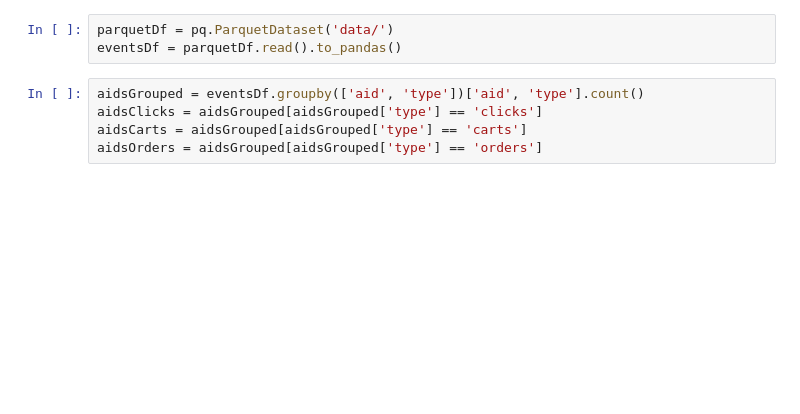
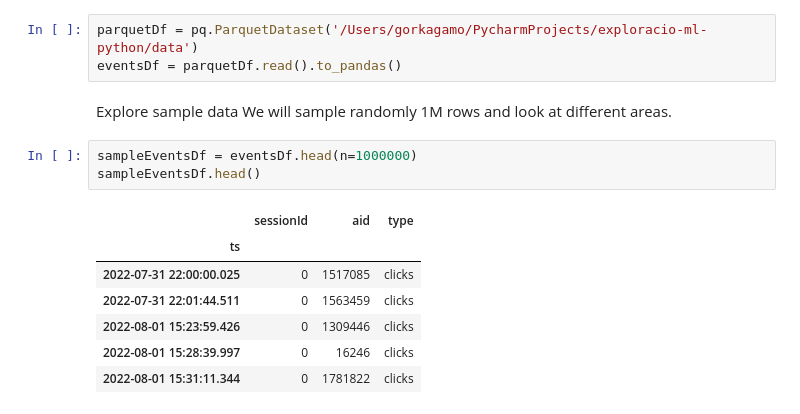
Before and after one commit to akrogv/exploracio-ml-python, a Jupyter notebook: Session_Based_Recommendation/Source/Notebooks/exploration.ipynb, the cells around one changed output. Cells and saved outputs as stored; diff of their text form; blank space fills up the shorter version.

```diff
--- a/Session_Based_Recommendation/Source/Notebooks/exploration.ipynb
+++ b/Session_Based_Recommendation/Source/Notebooks/exploration.ipynb
@@ -7,8 +9,17 @@ Error:
 # %%
-parquetDf = pq.ParquetDataset('data/')
+parquetDf = pq.ParquetDataset('/Users/gorkagamo/PycharmProjects/exploracio-ml-python/data')
 eventsDf = parquetDf.read().to_pandas()
-# %%
-aidsGrouped = eventsDf.groupby(['aid', 'type'])['aid', 'type'].count()
-aidsClicks = aidsGrouped[aidsGrouped['type'] == 'clicks']
-aidsCarts = aidsGrouped[aidsGrouped['type'] == 'carts']
-aidsOrders = aidsGrouped[aidsGrouped['type'] == 'orders']
+# %% [markdown]
+Explore sample data
+We will sample randomly 1M rows and look at different areas.
+# %%
+sampleEventsDf = eventsDf.head(n=1000000)
+sampleEventsDf.head()
+# %% [output]
+|  | sessionId | aid | type |
+| ts |  |  |  |
+| 2022-07-31 22:00:00.025 | 0 | 1517085 | clicks |
+| 2022-07-31 22:01:44.511 | 0 | 1563459 | clicks |
+| 2022-08-01 15:23:59.426 | 0 | 1309446 | clicks |
+| 2022-08-01 15:28:39.997 | 0 | 16246 | clicks |
+| 2022-08-01 15:31:11.344 | 0 | 1781822 | clicks |
```
Also changed, not shown: parts of 10 cells of this notebook, 1 other file.
